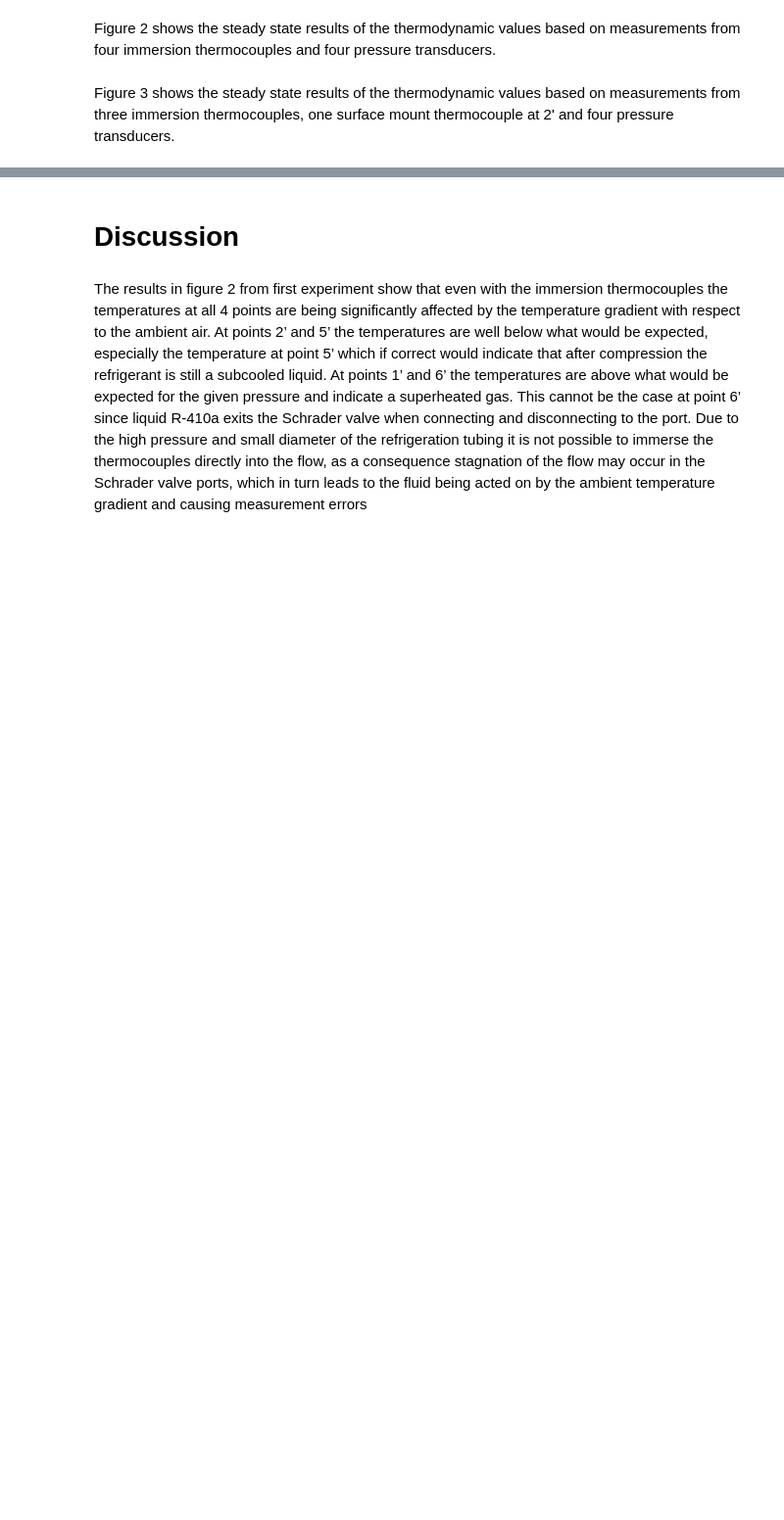
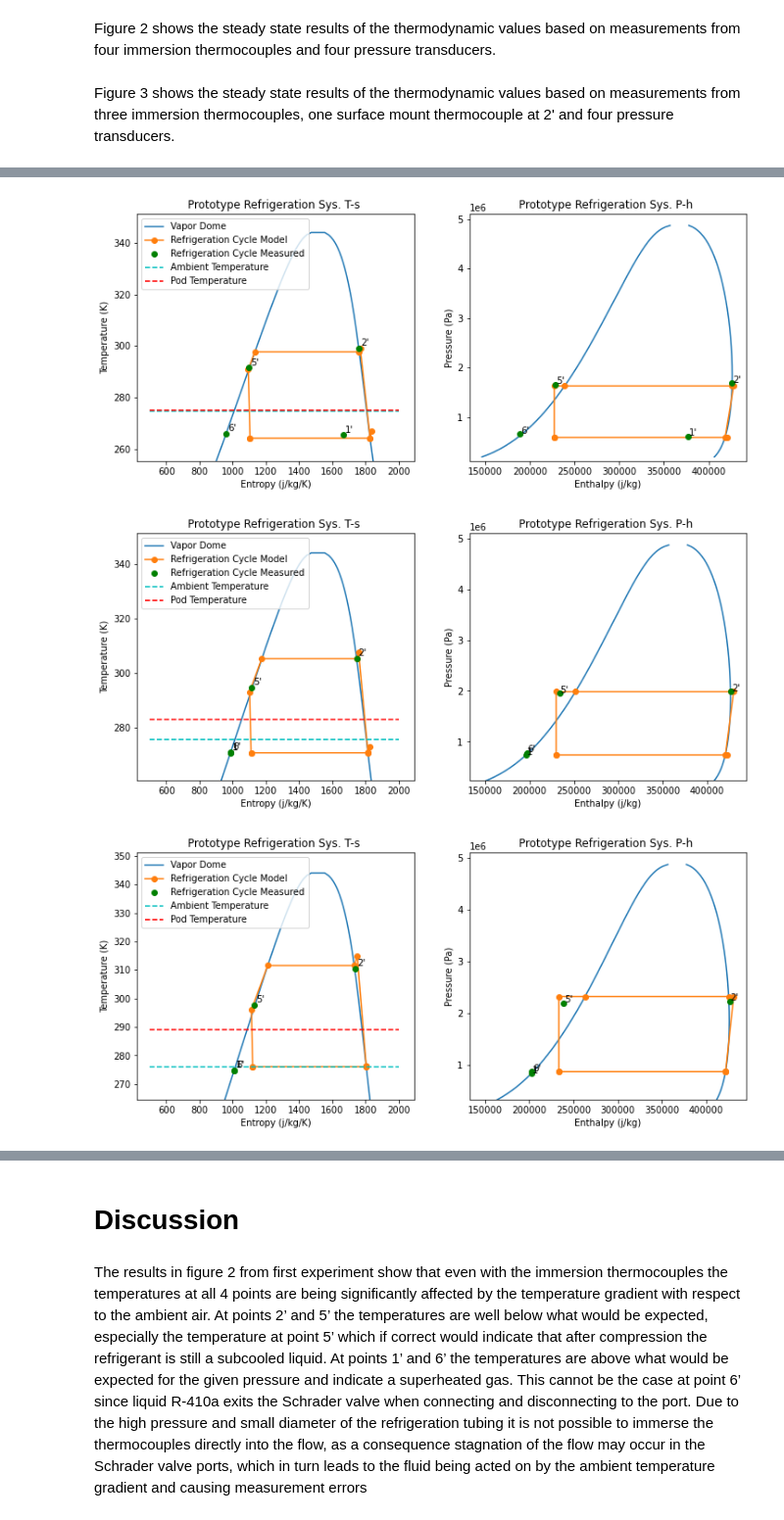
Before and after one commit to ChaseKlewicki/VCRC, a Jupyter notebook: Pod Prototype Thermal Management System Testing 01-2021 to 03-2021.ipynb, the cells around one changed output, grey strips where cells are left out. Shown at 98% size. Cells and saved outputs as stored; diff of their text form; code cells hidden in the pictures; blank space fills up the shorter version.

```diff
--- a/Pod Prototype Thermal Management System Testing 01-2021 to 03-2021.ipynb
+++ b/Pod Prototype Thermal Management System Testing 01-2021 to 03-2021.ipynb
@@ -96,69 +116,73 @@ modelData = pd.read_pickle(path + 'modelDataframe.pkl')
 # error_P = []
 # error_T = []
 
-# for index, row in experimentalData.iterrows():
+for index, row in experimentalData.iterrows():
 
-# #     Inputs = np.array([
-# #                        row['Ambient T (K)'],
-# #                        row['Pod T (K)'],
-# #                        row['Total Heat Load (W)'],
-# #                       ])
+#     Inputs = np.array([
+#                        row['Ambient T (K)'],
+#                        row['Pod T (K)'],
+#                        row['Total Heat Load (W)'],
+#                       ])
 
-# #     Param = np.array([5000,
-# #                       2600, # Matches HT-900 CFM of 350 CFM and ~ 40: W measured with power meter 01/22 https://www.cnet.com/products/honeywell-ht-900-turboforce-air-circulator-fan/
-# #                       3300 # Matches 80 W measured with power meter 01/22
-# #                      ])
+#     Param = np.array([5000,
+#                       2600, # Matches HT-900 CFM of 350 CFM and ~ 40: W measured with power meter 01/22 https://www.cnet.com/products/honeywell-ht-900-turboforce-air-circulator-fan/
+#                       3300 # Matches 80 W measured with power meter 01/22
+#                      ])
 
-# #     [Props, m_dot, Q_L, Q_H, W_comp, W_fan_c, W_fan_e, COSP, Deficit, converged] = of.solve_cycle_shotgun(Inputs,
-# #                                                                                                           Param)
+#     [Props, m_dot, Q_L, Q_H, W_comp, W_fan_c, W_fan_e, COSP, Deficit, converged] = of.solve_cycle_shotgun(Inputs,
+#                                                                                                           Param)
 
-# #     modelData = modelData.append(pd.DataFrame({'P (Pa)': [Props[0]],
-# #                                                'T (K)': [Props[1]],
-# #                                                'h (j/kg)': [Props[2]],
-# #                                                's (j/kg K)': [Props[3]],
-# #                                                'abcissa': [Props[4]],
-# #                                                'Mass Flux (kg/s)': [m_dot],
-# #                                                'Evaporator Heat Transfer (W)': Q_L,
-# #                                                'Condenser Heat Transfer (W)': Q_H,
-# #                                                'Compressor Work (W)': W_comp,
-# #                                                'Condenser Fan Work': W_fan_c,
-# #                                                'Evapoator Fan Work': W_fan_e,
-# #                                                'COSP': COSP,
-# #                                                'Deficits': [Deficit]}
-# #                                              )
-# #                                 )
+#     modelData = modelData.append(pd.DataFrame({'P (Pa)': [Props[0]],
+#                                                'T (K)': [Props[1]],
+#                                                'h (j/kg)': [Props[2]],
+#                                                's (j/kg K)': [Props[3]],
+#                                                'abcissa': [Props[4]],
+#                                                'Mass Flux (kg/s)': [m_dot],
+#                                                'Evaporator Heat Transfer (W)': Q_L,
+#                                                'Condenser Heat Transfer (W)': Q_H,
+#                                                'Compressor Work (W)': W_comp,
+#                                                'Condenser Fan Work': W_fan_c,
+#                                                'Evapoator Fan Work': W_fan_e,
+#                                                'COSP': COSP,
+#                                                'Deficits': [Deficit]}
+#                                              )
+#                                 )
 
-# #     print(Deficit)
+#     print(Deficit)
 
-#     thermodynamic_plots(experimentalData.iloc[index], modelData.iloc[index],
-#                         lgnd = ['Vapor Dome',
-#                                 'Refrigeration Cycle Model',
-#                                 'Refrigeration Cycle Measured',
-#                                 'Ambient Temperature',
-#                                 'Pod Temperature'],
-#                         annotate = True)
+    thermodynamic_plots(experimentalData.iloc[index], modelData.iloc[index],
+                        lgnd = ['Vapor Dome',
+                                'Refrigeration Cycle Model',
+                                'Refrigeration Cycle Measured',
+                                'Ambient Temperature',
+                                'Pod Temperature'],
+                        annotate = True)
 
 
 
 
 #     one_P = (modelData.iloc[index]['P (Pa)'][0] - row['P (Pa)'][0]) / row['P (Pa)'][0]
 #     two_P = (modelData.iloc[index]['P (Pa)'][1] - row['P (Pa)'][1]) / row['P (Pa)'][1]
 #     five_P = (modelData.iloc[index]['P (Pa)'][4] - row['P (Pa)'][2]) / row['P (Pa)'][2]
 #     six_P = (modelData.iloc[index]['P (Pa)'][5] - row['P (Pa)'][3]) / row['P (Pa)'][3]
 #     error_P.append([one_P, two_P, five_P, six_P])
 
 #     one_T = (modelData.iloc[index]['T (K)'][0] - row['T (K)'][0])
 #     two_T = (modelData.iloc[index]['T (K)'][1] - row['T (K)'][1])
 #     five_T = (modelData.iloc[index]['T (K)'][4] - row['T (K)'][2])
 #     six_T = (modelData.iloc[index]['T (K)'][5] - row['T (K)'][3])
 #     error_T.append([one_T, two_T, five_T, six_T])
 
 # modelData = modelData.reset_index()
 # modelData['Pressure Error'] = error_P
 # modelData['Temperature Error'] = error_T
 # modelData['Heat Rejection Error'] = (modelData['Evaporator Heat Transfer (W)'] - experimentalData['Total Heat Load (W)']) / experimentalData['Total Heat Load (W)']
 # modelData['Work Error'] = (modelData['Compressor Work (W)'] - experimentalData['Compressor Work (W)']) / experimentalData['Compressor Work (W)']
 # modelData['COP Error'] = (modelData['Evaporator Heat Transfer (W)'] / modelData['Compressor Work (W)']  - experimentalData['COP']) / experimentalData['COP']
 # modelData['COSP Error'] = (modelData['COSP']  - experimentalData['COSP']) / experimentalData['COSP']
 
 # modelData.to_pickle(path + 'modelDataframe.pkl')
+# %% [output]
+[figure, added]
+[figure, added]
+[figure, added]
```
Also changed, not shown: parts of 9 cells of this notebook, 2 other files.
